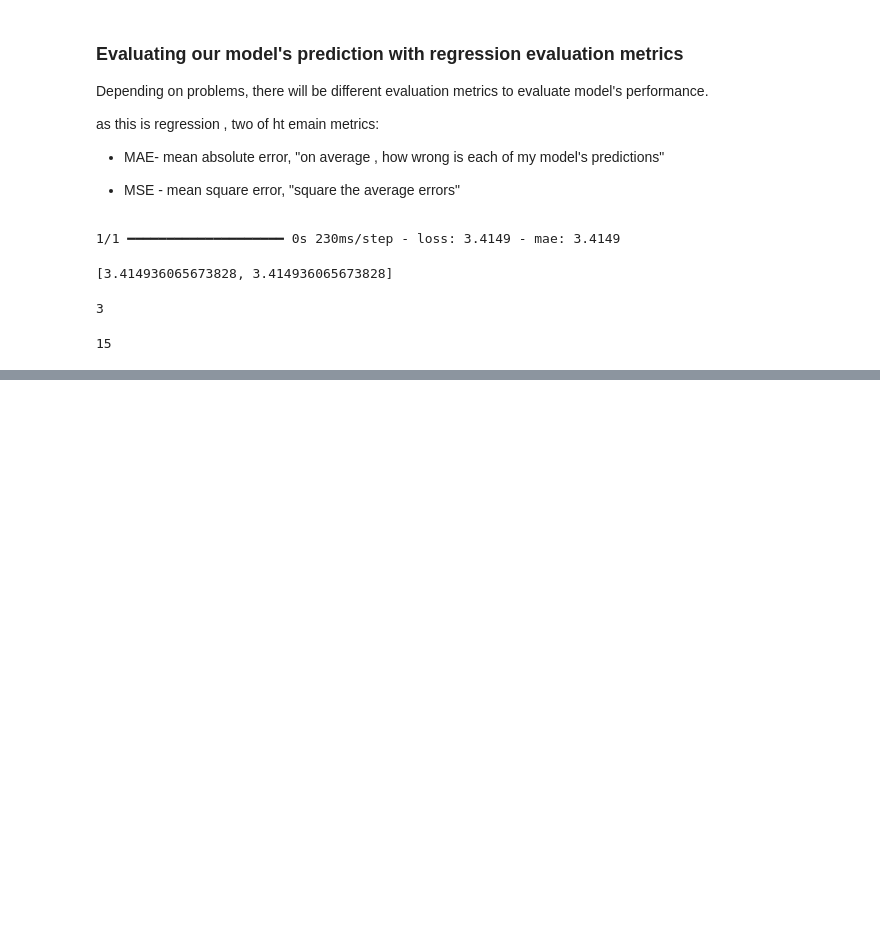
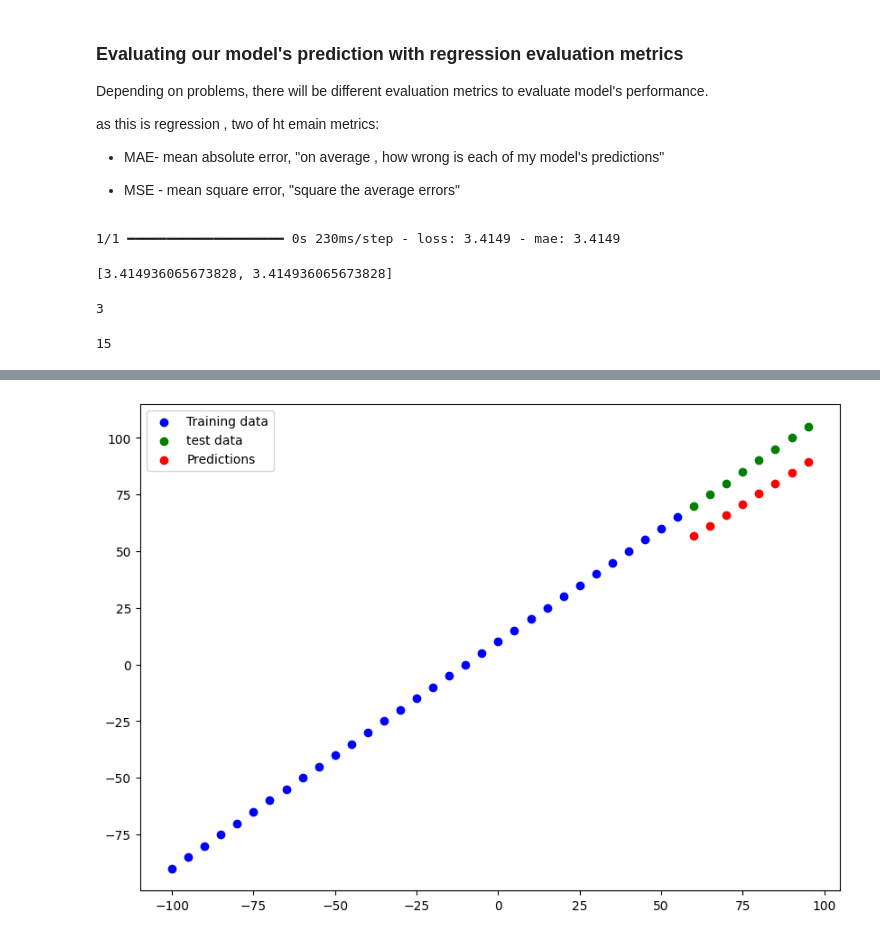
Before and after one commit to imon333/TensorFLow, a Jupyter notebook: 01_neural_network_regression_with_tensorflow.ipynb, the cells around one changed output, grey strips where cells are left out. Saved outputs shown, nothing was run; the diff lists cells and outputs as text; code cells hidden in the pictures; blank space fills up the shorter version.

Commit message:
experiments model_1 and plot them how it's doing

```diff
--- a/01_neural_network_regression_with_tensorflow.ipynb
+++ b/01_neural_network_regression_with_tensorflow.ipynb
@@ -544,0 +551,17 @@ def mse (y_true, y_pred):
+# %%
+# Set random seed
+tf.random.set_seed(42)
+
+# 1. Create the model
+model_1 = tf.keras.Sequential([
+    tf.keras.layers.Dense(1)
+
+])
+
+# 2. Compile the model
+model_1.compile(loss=tf.keras.losses.mae,
+                optimizer = tf.keras.optimizers.SGD(),
+                metrics=["mae"])
+
+# 3. Fit the model
+model_1.fit(X2_train, Y2_train, epochs=100)
@@ -544,0 +587,6 @@ def mse (y_true, y_pred):
+# %%
+# Plot of predictions for model_1
+Y2_pred_1 = model_1.predict(X2_test)
+
+plot_predictions(predictions = Y2_pred_1)
+# %% [output]
@@ -544,0 +595 @@ def mse (y_true, y_pred):
+[figure, added]
```
Also changed, not shown: parts of 5 cells of this notebook.
